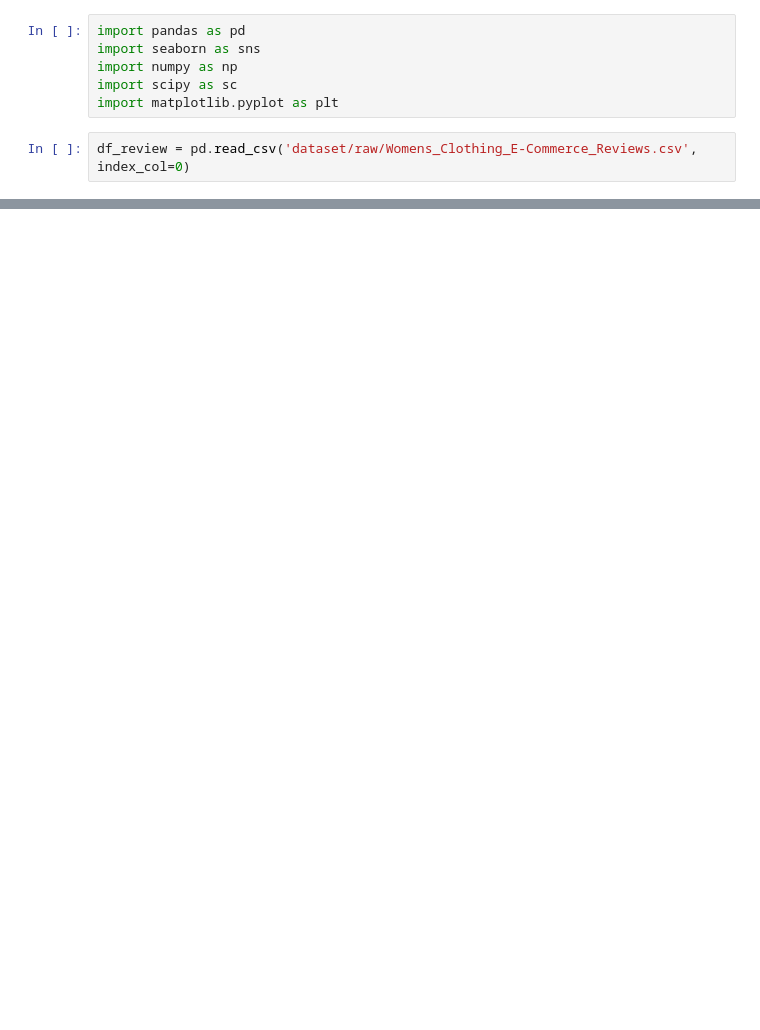
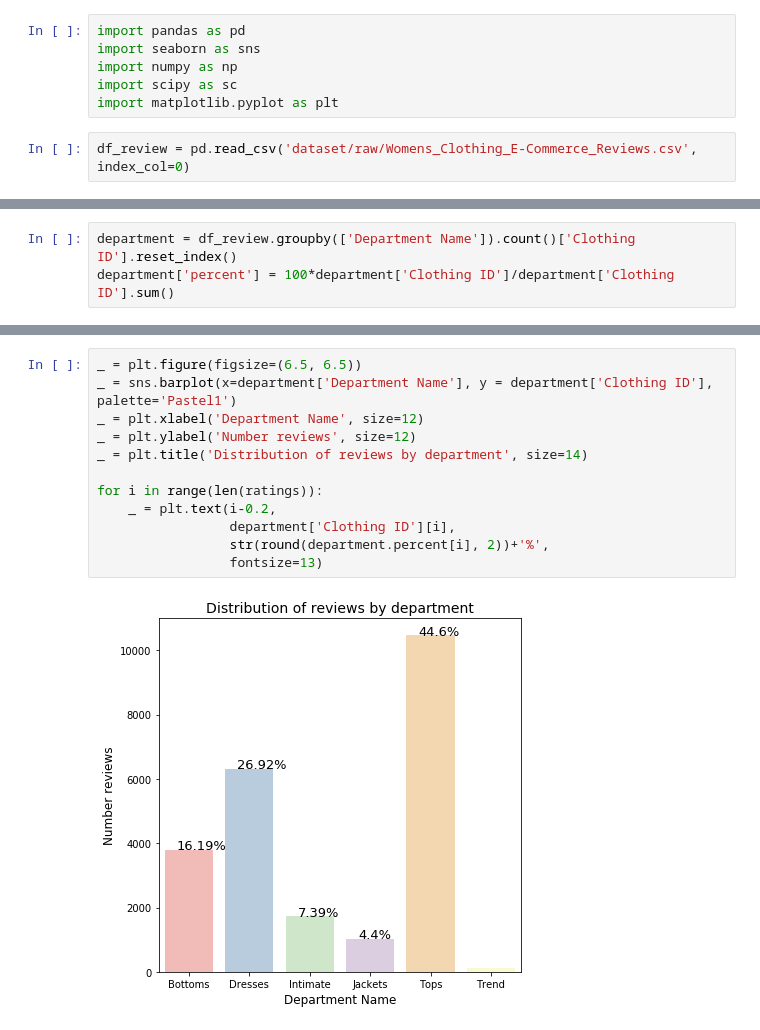
Before and after one commit to Daesparz/Conundrum_17, a Jupyter notebook: Exploratory Data Analysis user reviews.ipynb, the cells around one changed output, grey strips where cells are left out. Cells and saved outputs as stored; diff of their text form; blank space fills up the shorter version.

```diff
--- a/Exploratory Data Analysis user reviews.ipynb
+++ b/Exploratory Data Analysis user reviews.ipynb
@@ -17,0 +72,3 @@ df_review.head()
+# %%
+department = df_review.groupby(['Department Name']).count()['Clothing ID'].reset_index()
+department['percent'] = 100*department['Clothing ID']/department['Clothing ID'].sum()
@@ -17,0 +85,14 @@ df_review.head()
+# %%
+_ = plt.figure(figsize=(6.5, 6.5))
+_ = sns.barplot(x=department['Department Name'], y = department['Clothing ID'], palette='Pastel1')
+_ = plt.xlabel('Department Name', size=12)
+_ = plt.ylabel('Number reviews', size=12)
+_ = plt.title('Distribution of reviews by department', size=14)
+
+for i in range(len(ratings)):
+    _ = plt.text(i-0.2,
+                 department['Clothing ID'][i],
+                 str(round(department.percent[i], 2))+'%',
+                 fontsize=13)
+# %% [output]
+[figure, added]
```
Also changed, not shown: parts of 7 cells of this notebook.
